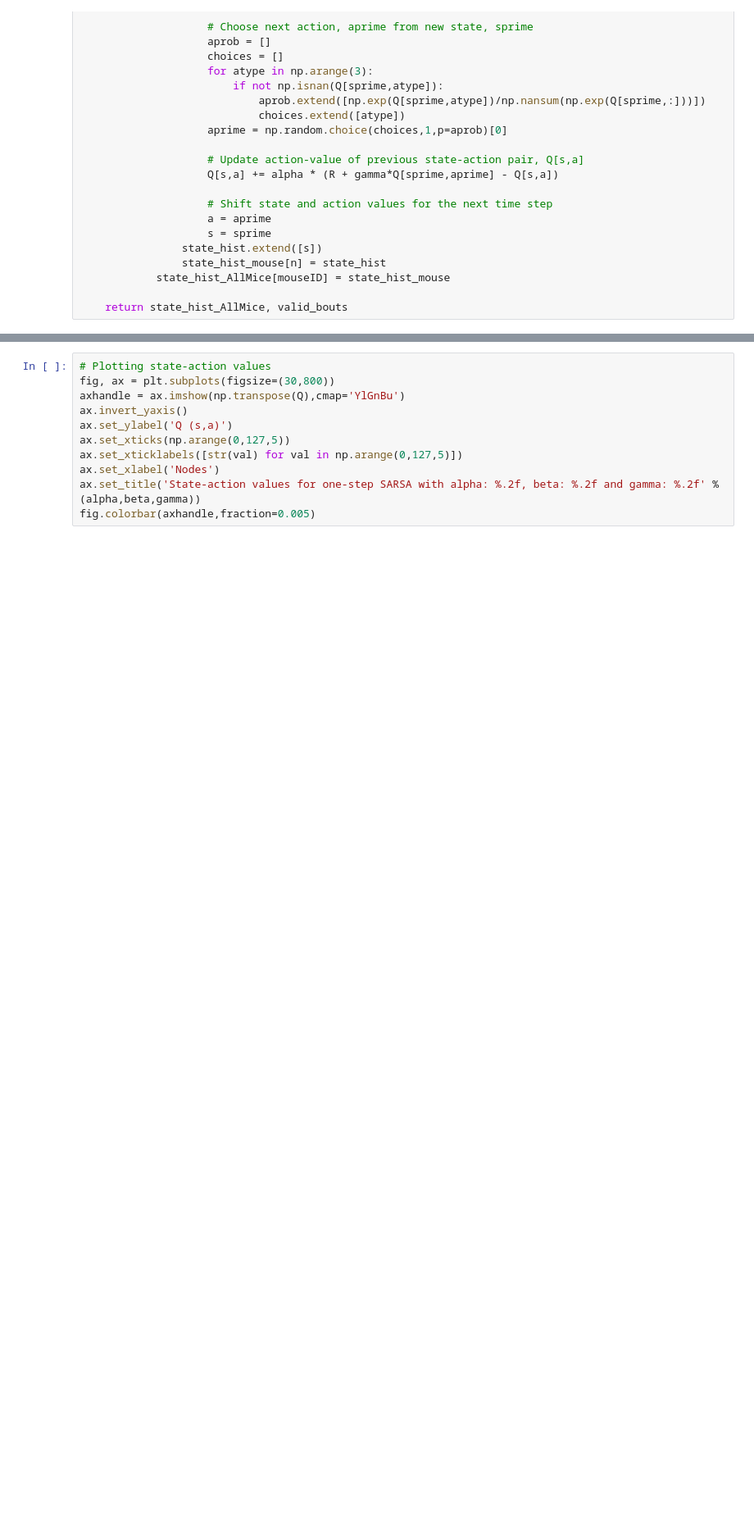
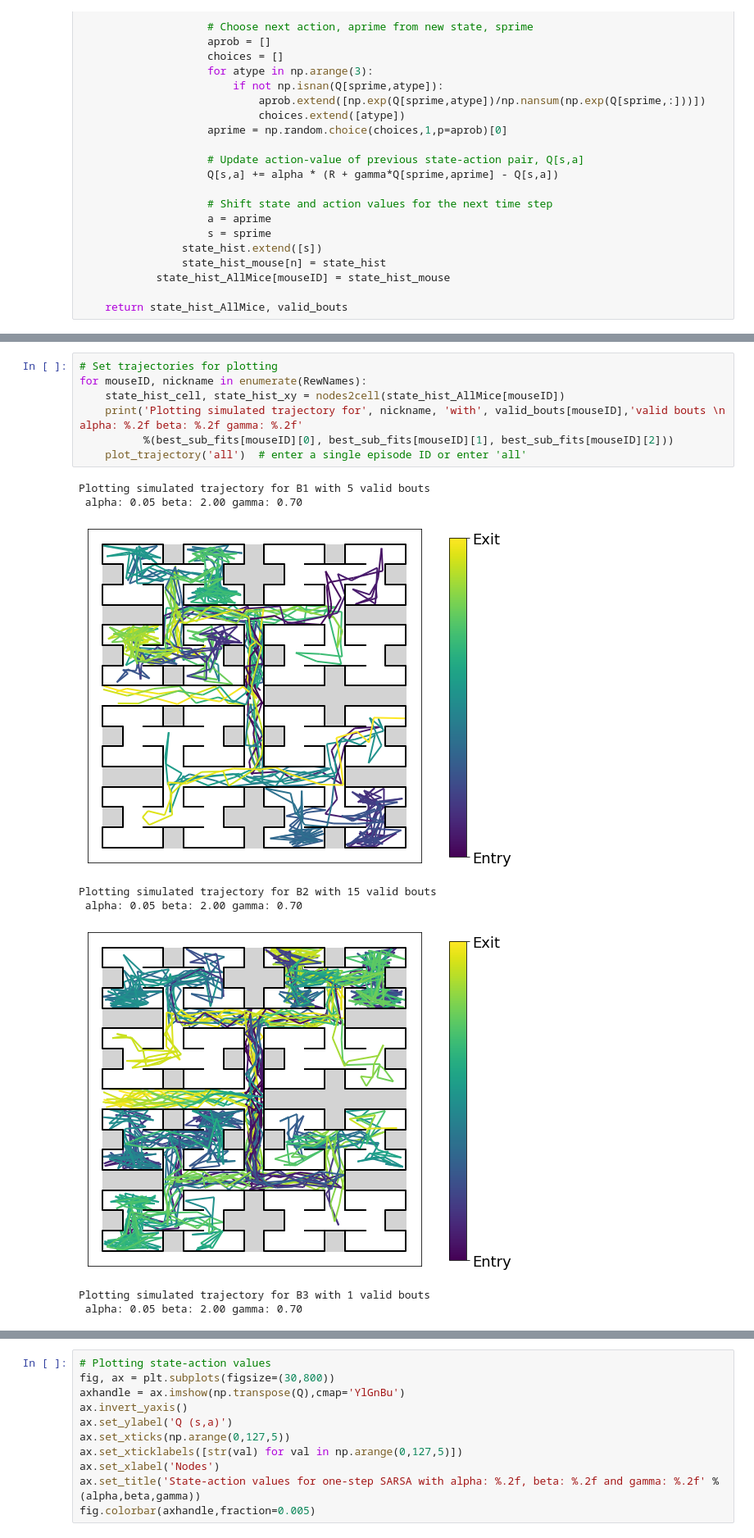
Before and after one commit to umeshksingla/MouseMazeHierRL, a Jupyter notebook: TD_Models.ipynb, the cells around one changed output, grey strips where cells are left out. Shown at 82% size. Cells and saved outputs as stored; diff of their text form; blank space fills up the shorter version.

```diff
--- a/TD_Models.ipynb
+++ b/TD_Models.ipynb
@@ -248,0 +508,16 @@ def plot_trajectory(episode):
+# %%
+# Set trajectories for plotting
+for mouseID, nickname in enumerate(RewNames):
+    state_hist_cell, state_hist_xy = nodes2cell(state_hist_AllMice[mouseID])
+    print('Plotting simulated trajectory for', nickname, 'with', valid_bouts[mouseID],'valid bouts \n alpha: %.2f beta: %.2f gamma: %.2f'
+          %(best_sub_fits[mouseID][0], best_sub_fits[mouseID][1], best_sub_fits[mouseID][2]))
+    plot_trajectory('all')  # enter a single episode ID or enter 'all'
+# %% [output]
+Plotting simulated trajectory for B1 with 5 valid bouts
+ alpha: 0.05 beta: 2.00 gamma: 0.70
+[figure, added]
+Plotting simulated trajectory for B2 with 15 valid bouts
+ alpha: 0.05 beta: 2.00 gamma: 0.70
+[figure, added]
+Plotting simulated trajectory for B3 with 1 valid bouts
+ alpha: 0.05 beta: 2.00 gamma: 0.70
```
Also changed, not shown: parts of 19 cells of this notebook.
